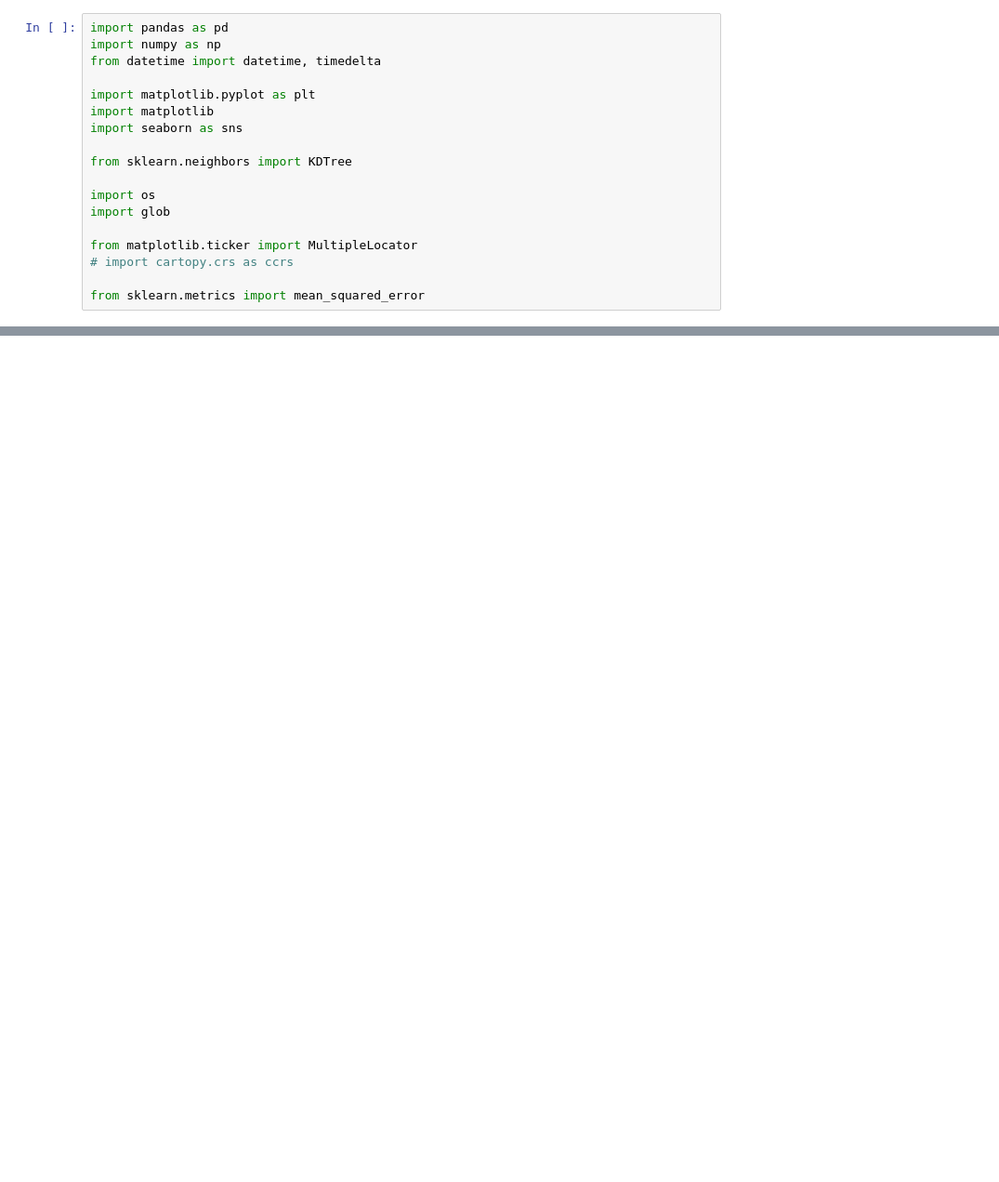
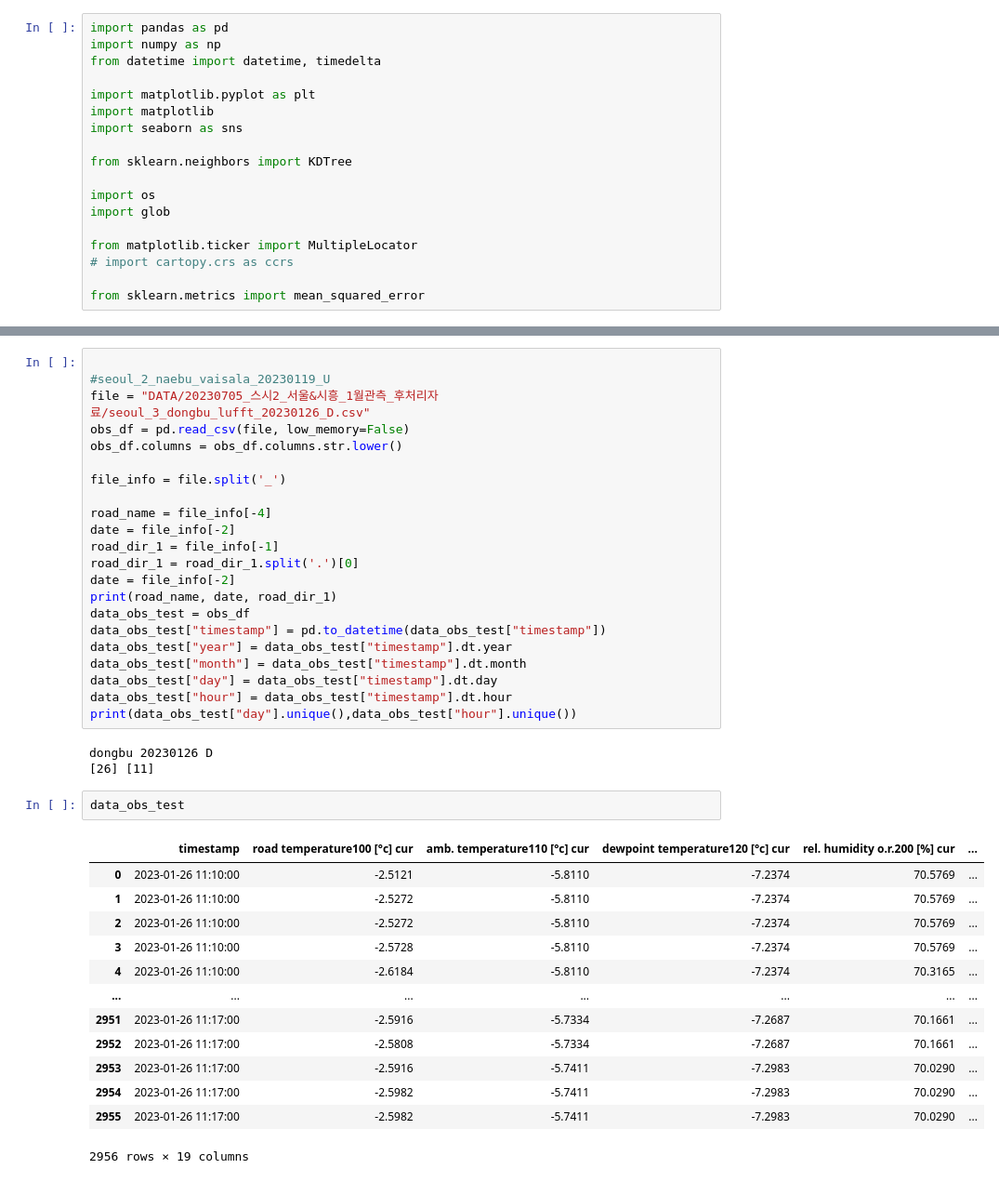
Before and after one commit to righttrue/model_verify, a Jupyter notebook: 20240319.ipynb, the cells around one changed output, grey strips where cells are left out. Shown at 93% size. Drawn from its saved outputs; the diff is of its cells as text; blank space fills up the shorter version.

Commit message:
modified:   20240319.ipynb 	new file:   data_pre.ipynb

```diff
--- a/20240319.ipynb
+++ b/20240319.ipynb
@@ -18,0 +94,41 @@ from sklearn.metrics import mean_squared_error
+# %%
+
+#seoul_2_naebu_vaisala_20230119_U
+file = "DATA/20230705_스시2_서울&시흥_1월관측_후처리자료/seoul_3_dongbu_lufft_20230126_D.csv"
+obs_df = pd.read_csv(file, low_memory=False)
+obs_df.columns = obs_df.columns.str.lower()
+
+file_info = file.split('_')
+
+road_name = file_info[-4]
+date = file_info[-2]
+road_dir_1 = file_info[-1]
+road_dir_1 = road_dir_1.split('.')[0]
+date = file_info[-2]
+print(road_name, date, road_dir_1)
+data_obs_test = obs_df
+data_obs_test["timestamp"] = pd.to_datetime(data_obs_test["timestamp"])
+data_obs_test["year"] = data_obs_test["timestamp"].dt.year
+data_obs_test["month"] = data_obs_test["timestamp"].dt.month
+data_obs_test["day"] = data_obs_test["timestamp"].dt.day
+data_obs_test["hour"] = data_obs_test["timestamp"].dt.hour
+print(data_obs_test["day"].unique(),data_obs_test["hour"].unique())
+# %% [output]
+dongbu 20230126 D
+[26] [11]
+# %%
+data_obs_test
+# %% [output]
+|  | timestamp | road temperature100 [°c] cur | amb. temperature110 [°c] cur | dewpoint temperature120 [°c] cur | rel. humidity o.r.200 [%] cur | ... |
+| 0 | 2023-01-26 11:10:00 | -2.5121 | -5.8110 | -7.2374 | 70.5769 | ... |
+| 1 | 2023-01-26 11:10:00 | -2.5272 | -5.8110 | -7.2374 | 70.5769 | ... |
+| 2 | 2023-01-26 11:10:00 | -2.5272 | -5.8110 | -7.2374 | 70.5769 | ... |
+| 3 | 2023-01-26 11:10:00 | -2.5728 | -5.8110 | -7.2374 | 70.5769 | ... |
+| 4 | 2023-01-26 11:10:00 | -2.6184 | -5.8110 | -7.2374 | 70.3165 | ... |
+| ... | ... | ... | ... | ... | ... | ... |
+| 2951 | 2023-01-26 11:17:00 | -2.5916 | -5.7334 | -7.2687 | 70.1661 | ... |
+| 2952 | 2023-01-26 11:17:00 | -2.5808 | -5.7334 | -7.2687 | 70.1661 | ... |
+| 2953 | 2023-01-26 11:17:00 | -2.5916 | -5.7411 | -7.2983 | 70.0290 | ... |
+| 2954 | 2023-01-26 11:17:00 | -2.5982 | -5.7411 | -7.2983 | 70.0290 | ... |
+| 2955 | 2023-01-26 11:17:00 | -2.5982 | -5.7411 | -7.2983 | 70.0290 | ... |
+2956 rows × 19 columns
```
Also changed, not shown: parts of 7 cells of this notebook, 1 other file.
